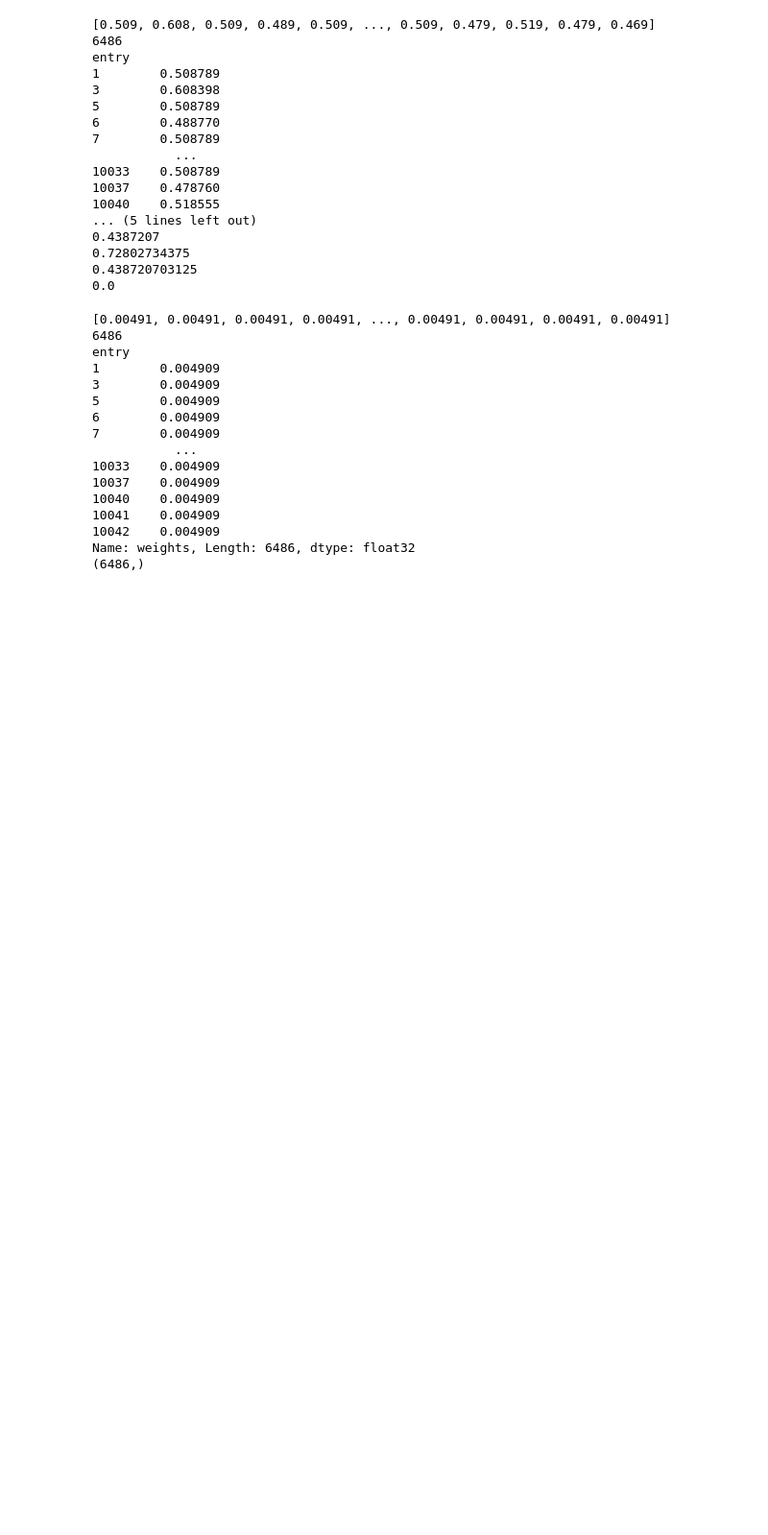
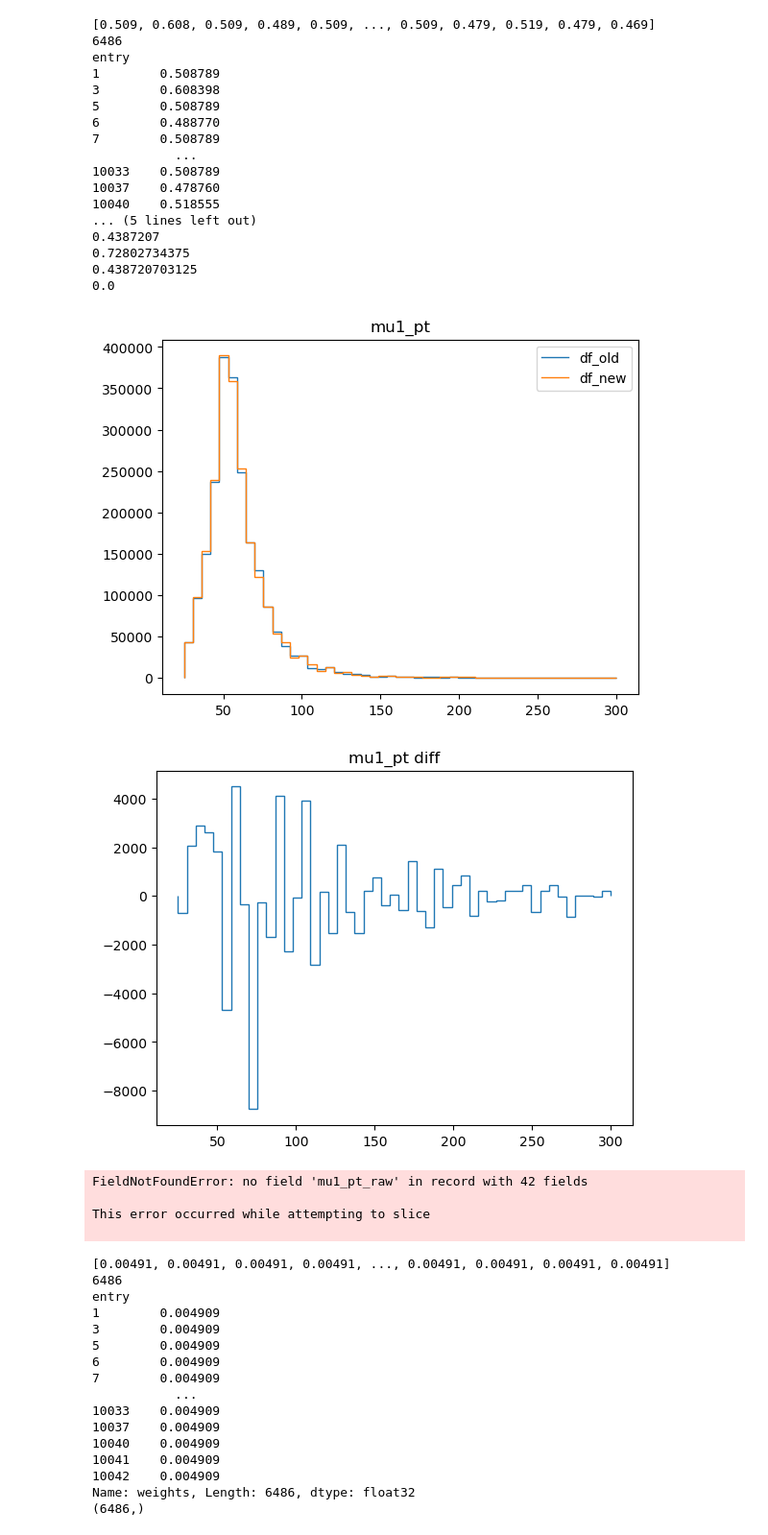
Before and after one commit to ram1123/copperheadV2, a Jupyter notebook: quick_tests/quick_validation_comparison.ipynb, the cells around one changed output. Shown at 96% size. Saved outputs shown, nothing was run; the diff lists cells and outputs as text; code cells hidden in the pictures; blank space fills up the shorter version.

```diff
--- a/quick_tests/quick_validation_comparison.ipynb
+++ b/quick_tests/quick_validation_comparison.ipynb
@@ -279,47 +279,58 @@ entry
 0.0
 # %%
 binning_map = {
-    "jet1_pt_jec" : [25, 300, 50],
-    "jet1_mass_jec" : [0, 150, 100],
-    "jet1_mass_raw" : [0, 150, 100],
-    "jet1_pt_raw" : [25, 300, 50],
-    "jet1_pt_gen" : [25, 300, 50],
-    "jet1_rho" : [0, 50, 25],
-    "jet1_area" : [0.2, 1, 50],
+    # "jet1_pt_jec" : [25, 300, 50],
+    # "jet1_mass_jec" : [0, 150, 100],
+    # "jet1_mass_raw" : [0, 150, 100],
+    # "jet1_pt_raw" : [25, 300, 50],
+    # "jet1_pt_gen" : [25, 300, 50],
+    # "jet1_rho" : [0, 50, 25],
+    # "jet1_area" : [0.2, 1, 50],
+    "mu1_pt" : [25, 300, 50],
+    "mu1_pt_raw" : [25, 300, 50],
 }
 variables = [
-    "jet1_pt_jec",
-    "jet1_mass_jec",
-    "jet1_mass_raw",
-             "jet1_pt_gen",
-"jet1_pt_raw",
-"jet1_rho",
-             "jet1_area",
+#     "jet1_pt_jec",
+#     "jet1_mass_jec",
+#     "jet1_mass_raw",
+#              "jet1_pt_gen",
+# "jet1_pt_raw",
+# "jet1_rho",
+#              "jet1_area",
+    "mu1_pt",
+"mu1_pt_raw",
             ]
 weights_old = df_old["weights"].compute()
 weights_new = ak.to_numpy(df_new["weights"].compute())
 
 
 for var in variables:
     binning = np.linspace(*binning_map[var])
     # old_len = ak.num(df_old["mu1_pt"].compute(), axis=0)
     # new_len = ak.num(df_new["mu1_pt"].compute(), axis=0)
     # new_weights = np.ones(new_len)
     # new_weights = new_weights*old_len/new_len
     hist_old, edges = np.histogram(df_old[var].compute(), bins=binning ,weights=weights_old)
     # hist_old, edges = np.histogram(df_old[var+"_nominal"].compute(), bins=binning )
 
     # hist_new, _= np.histogram(df_new[region_cut][var].compute(), bins=binning , weights=new_weights)
     hist_new, _= np.histogram(df_new[var].compute(), bins=binning ,weights=weights_new)
 
     plt.stairs(hist_old, edges, label = "df_old")
     plt.stairs(hist_new, edges, label = "df_new")
     plt.legend(loc="upper right")
     plt.title(var)
     plt.show()
     plt.stairs((hist_new-hist_old), edges)
     plt.title(var+" diff")
     plt.show()
+# %% [output]
+[figure, added]
+[figure, added]
+FieldNotFoundError: no field 'mu1_pt_raw' in record with 42 fields
+
+This error occurred while attempting to slice
+
 # %%
 binning_map = {
     "pt" : [25, 300, 50],
```
Also changed, not shown: parts of 2 cells of this notebook.
